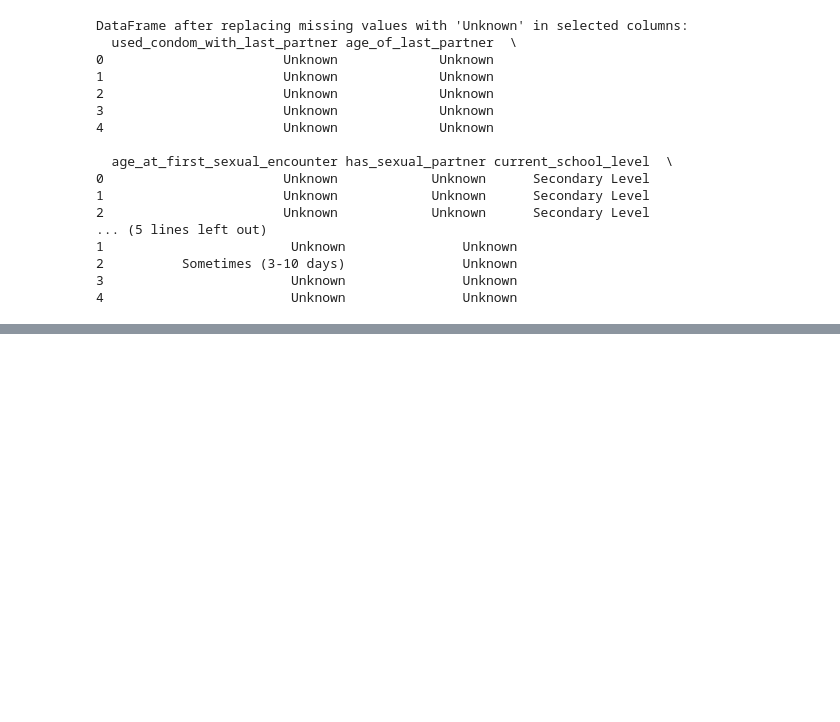
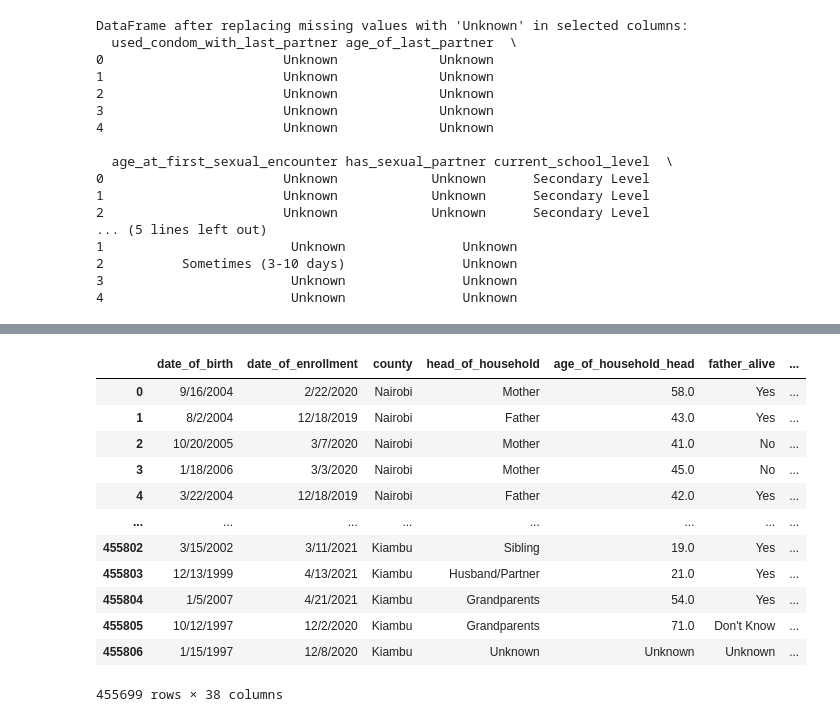
Before and after one commit to RichieRicky/DSF-PT08P5-GROUP5_CAPSTONE-PROJECT, a Jupyter notebook: MOKAYA_KEOYE.ipynb, the cells around one changed output, grey strips where cells are left out. Drawn from its saved outputs; the diff is of its cells as text; code cells hidden in the pictures; blank space fills up the shorter version.

Commit message:
Data cleaning continued

```diff
--- a/MOKAYA_KEOYE.ipynb
+++ b/MOKAYA_KEOYE.ipynb
@@ -49,0 +181,6 @@ st.dfSummary(HIV_df)
+# %%
+# Step 1: Clip the values to the range [15, 24]
+HIV_df['age_at_first_sexual_encounter'] = HIV_df['age_at_first_sexual_encounter'].clip(lower=15, upper=24)
+
+# Optional: Check the distribution of the clipped data
+print(HIV_df['age_at_first_sexual_encounter'].describe())
@@ -49,0 +197,4 @@ st.dfSummary(HIV_df)
+# %%
+#confirm duplicates and drop them
+print(HIV_df.duplicated().sum())
+HIV_df = HIV_df.drop_duplicates()
@@ -85,7 +238,7 @@ dreams_program             89.8
 dtype: float64
 # %%
 # Drop the columns with more than 80% missing values
-df_cleaned = HIV_df.drop(columns=above_threshold.index)
+HIV_df= HIV_df.drop(columns=above_threshold.index)
 # Define the percentage range for selecting columns (40% to 80% in this case)
 min_percentage = 28.0
 max_percentage = 80.0
@@ -225,0 +273,20 @@ NameError: name 'replace_unknown_with_nan' is not defined
+# %%
+#Dealing with other nul values where % is less than 28%
+
+# Define the range for missing values percentage
+min_percentage = 0.1
+max_percentage = 28.0
+
+# Select columns based on missing value percentage within the range
+columns_in_range = missing_values_percentage[(missing_values_percentage >= min_percentage) & (missing_values_percentage <= max_percentage)].index
+# Step 4: Define a function to replace missing values with "Unknown"
+def replace_missing_with_unknown(df, columns):
+    df[columns] = df[columns].fillna('Unknown')
+    return df
+
+# Step 5: Apply the function to replace missing values in the selected columns
+HIV_df = replace_missing_with_unknown(HIV_df, columns_in_range)
+
+# Optional: Check the DataFrame after replacement
+print("\nDataFrame after replacing missing values with 'Unknown' in selected columns:")
+print(HIV_df[columns_in_range].head())
@@ -225,0 +320,16 @@ NameError: name 'replace_unknown_with_nan' is not defined
+# %%
+HIV_df
+# %% [output]
+|  | date_of_birth | date_of_enrollment | county | head_of_household | age_of_household_head | father_alive | ... |
+| 0 | 9/16/2004 | 2/22/2020 | Nairobi | Mother | 58.0 | Yes | ... |
+| 1 | 8/2/2004 | 12/18/2019 | Nairobi | Father | 43.0 | Yes | ... |
+| 2 | 10/20/2005 | 3/7/2020 | Nairobi | Mother | 41.0 | No | ... |
+| 3 | 1/18/2006 | 3/3/2020 | Nairobi | Mother | 45.0 | No | ... |
+| 4 | 3/22/2004 | 12/18/2019 | Nairobi | Father | 42.0 | Yes | ... |
+| ... | ... | ... | ... | ... | ... | ... | ... |
+| 455802 | 3/15/2002 | 3/11/2021 | Kiambu | Sibling | 19.0 | Yes | ... |
+| 455803 | 12/13/1999 | 4/13/2021 | Kiambu | Husband/Partner | 21.0 | Yes | ... |
+| 455804 | 1/5/2007 | 4/21/2021 | Kiambu | Grandparents | 54.0 | Yes | ... |
+| 455805 | 10/12/1997 | 12/2/2020 | Kiambu | Grandparents | 71.0 | Don't Know | ... |
+| 455806 | 1/15/1997 | 12/8/2020 | Kiambu | Unknown | Unknown | Unknown | ... |
+455699 rows × 38 columns
```
Also changed, not shown: parts of 11 cells of this notebook, 42 other files.
